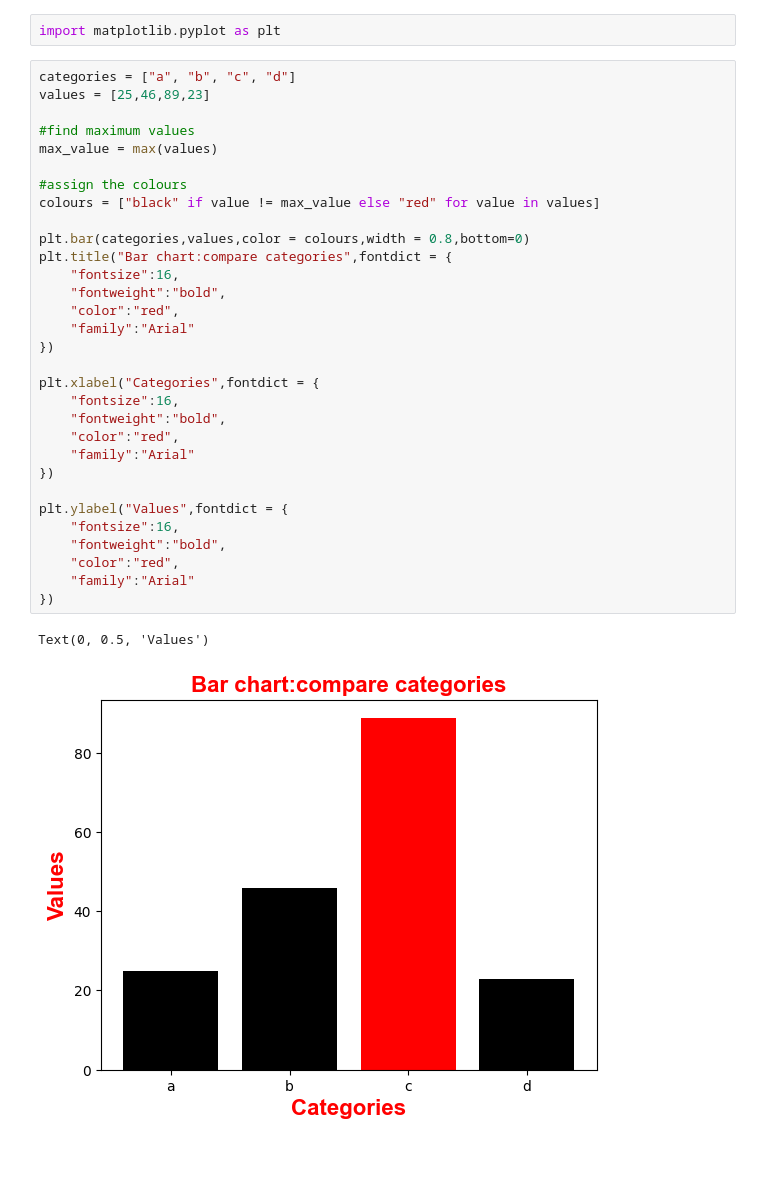
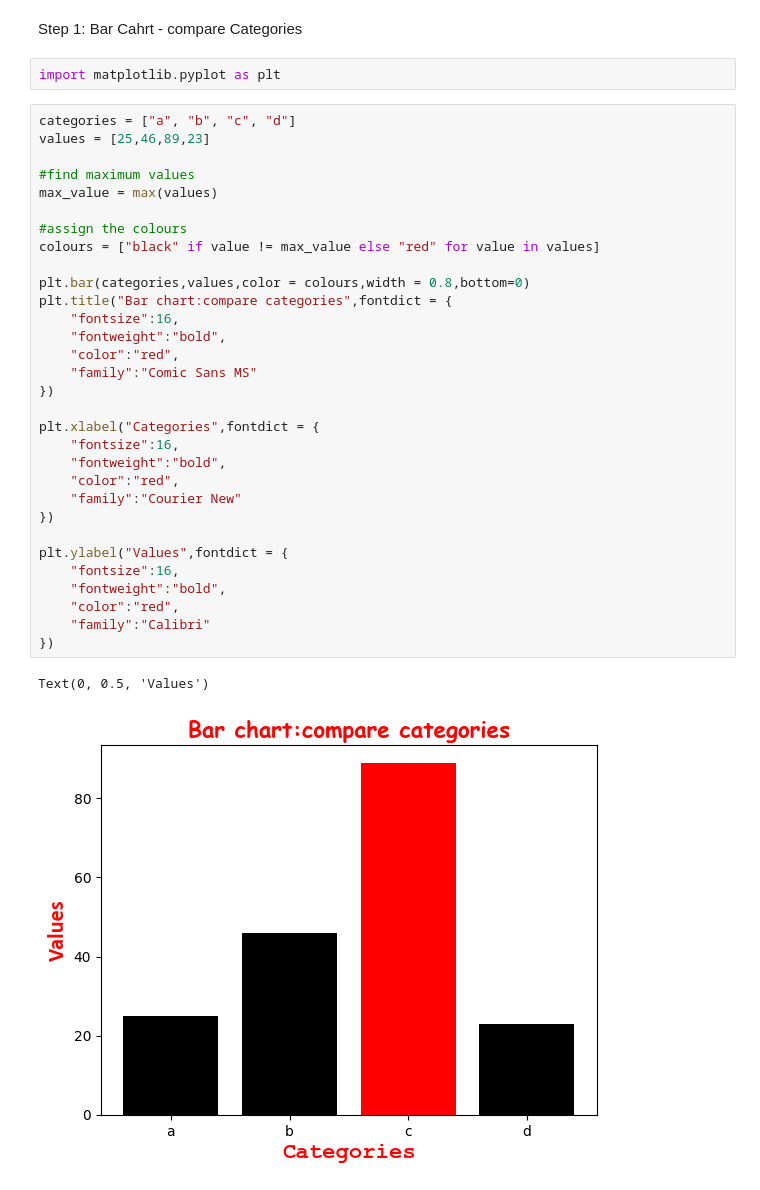
Before and after one commit to amritanshu1968-wq/data-implementation, a Jupyter notebook: Module 2/matplot_visualization.ipynb, the cells around one changed output. Saved outputs shown, nothing was run; the diff lists cells and outputs as text; blank space fills up the shorter version.

```diff
--- a/Module 2/matplot_visualization.ipynb
+++ b/Module 2/matplot_visualization.ipynb
@@ -1,36 +1,38 @@
+# %% [markdown]
+Step 1: Bar Cahrt - compare Categories
 # %%
 import matplotlib.pyplot as plt
 # %%
 categories = ["a", "b", "c", "d"]
 values = [25,46,89,23]
 
 #find maximum values
 max_value = max(values)
 
 #assign the colours
 colours = ["black" if value != max_value else "red" for value in values]
 
 plt.bar(categories,values,color = colours,width = 0.8,bottom=0)
 plt.title("Bar chart:compare categories",fontdict = {
     "fontsize":16,
     "fontweight":"bold",
     "color":"red",
-    "family":"Arial"
+    "family":"Comic Sans MS"
 })
 
 plt.xlabel("Categories",fontdict = {
     "fontsize":16,
     "fontweight":"bold",
     "color":"red",
-    "family":"Arial"
+    "family":"Courier New"
 })
 
 plt.ylabel("Values",fontdict = {
     "fontsize":16,
     "fontweight":"bold",
     "color":"red",
-    "family":"Arial"
+    "family":"Calibri"
 })
 # %% [output]
 Text(0, 0.5, 'Values')
-[figure, old version]
+[figure, new version]
```
Also changed, not shown: parts of 1 cell of this notebook.
